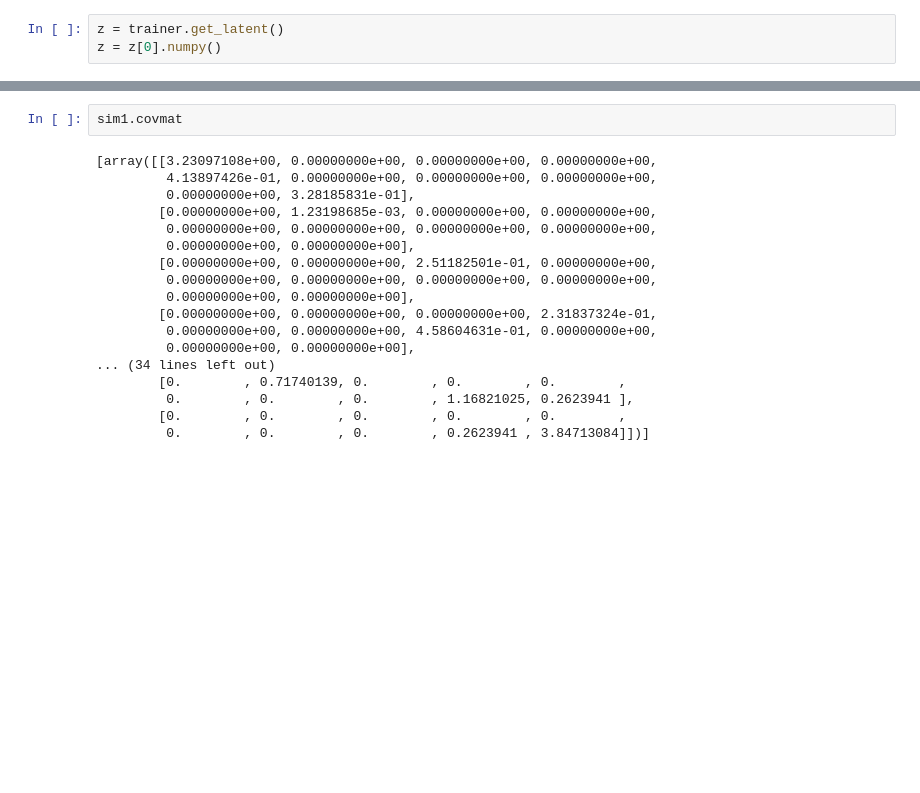
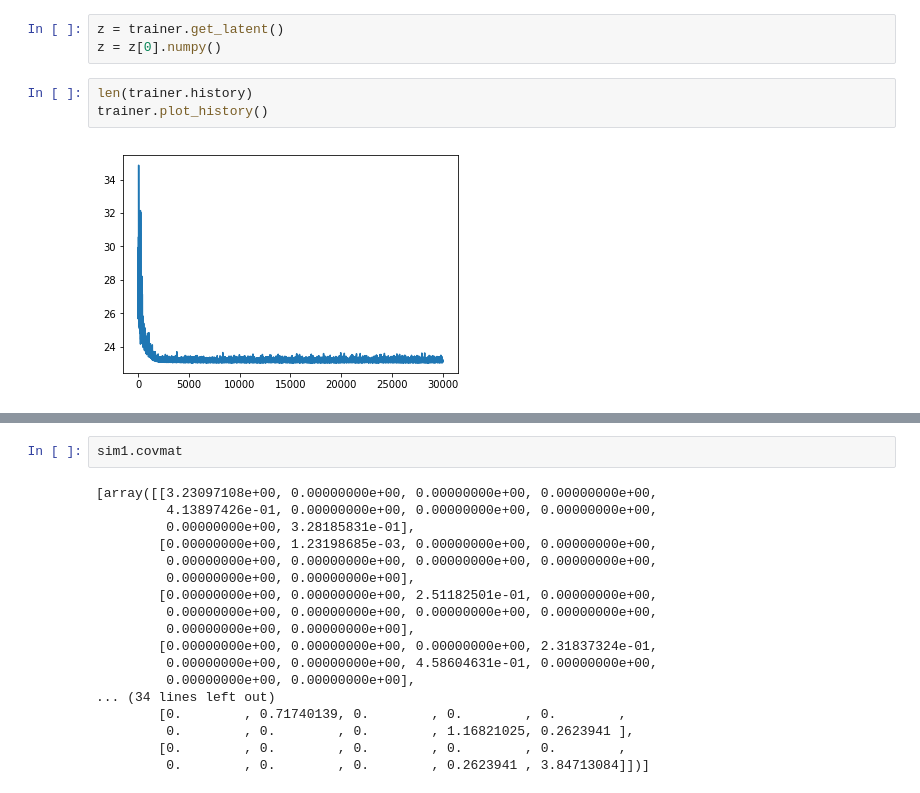
Before and after one commit to dengwx11/VCSC, a Jupyter notebook: VAE_version1.ipynb, the cells around one changed output, grey strips where cells are left out. Saved outputs shown, nothing was run; the diff lists cells and outputs as text; blank space fills up the shorter version.

```diff
--- a/VAE_version1.ipynb
+++ b/VAE_version1.ipynb
@@ -676,6 +692,11 @@ Training time:  254 s. / 1000 epochs
 # %%
 z = trainer.get_latent()
 z = z[0].numpy()
+# %%
+len(trainer.history)
+trainer.plot_history()
+# %% [output]
+[figure, added]
 # %%
 plt.scatter(z[:,0], z[:,1], c = gene_dataset.labels, s = [3]*len(z))
 plt.savefig('./figures/vae.7242019.3000.png')
```
Also changed, not shown: parts of 13 cells of this notebook.
